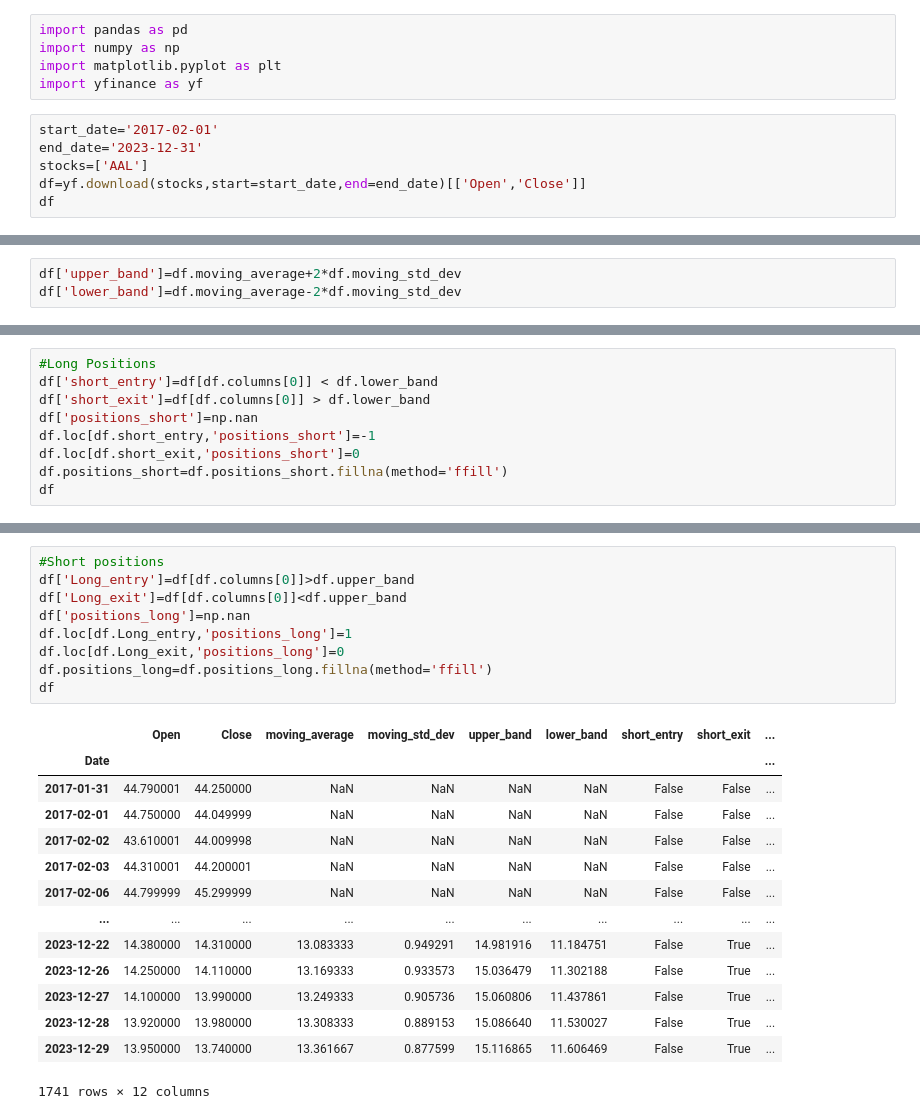
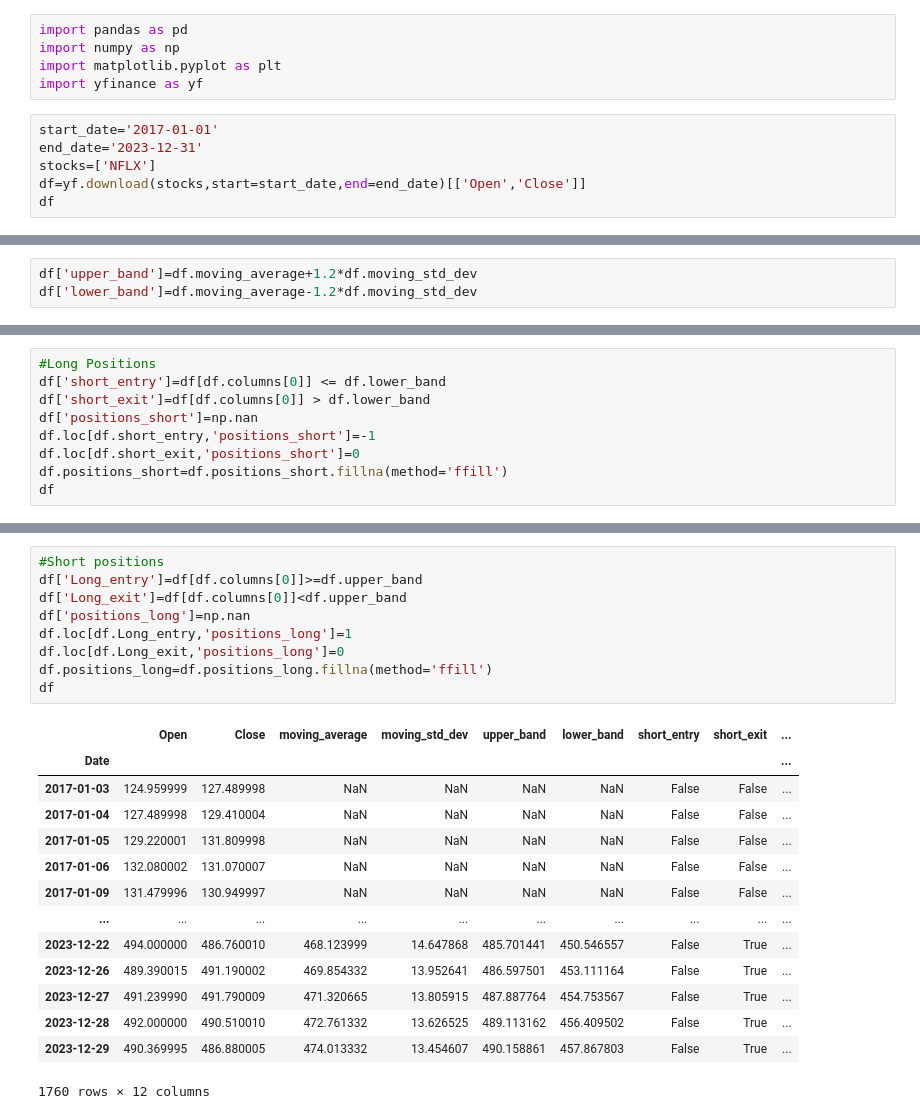
Before and after one commit to nafissaad/Tutorial1, a Jupyter notebook: Tutorial/Python for finance/QuantProgram/Trend following strategy .ipynb, the cells around one changed output, grey strips where cells are left out. Cells and saved outputs as stored; diff of their text form.

```diff
--- a/Tutorial/Python for finance/QuantProgram/Trend following strategy .ipynb
+++ b/Tutorial/Python for finance/QuantProgram/Trend following strategy .ipynb
@@ -4,9 +4,9 @@ import numpy as np
 import matplotlib.pyplot as plt
 import yfinance as yf
 # %%
-start_date='2017-02-01'
+start_date='2017-01-01'
 end_date='2023-12-31'
-stocks=['AAL']
+stocks=['NFLX']
 df=yf.download(stocks,start=start_date,end=end_date)[['Open','Close']]
 df
 # %% [output]
@@ -49,3 +60,3 @@ df['moving_std_dev']=df[df.columns[0]].rolling(rolling_windows_days).std()
 # %%
-df['upper_band']=df.moving_average+2*df.moving_std_dev
-df['lower_band']=df.moving_average-2*df.moving_std_dev
+df['upper_band']=df.moving_average+1.2*df.moving_std_dev
+df['lower_band']=df.moving_average-1.2*df.moving_std_dev
@@ -60,6 +77,6 @@ plt.show()
 # %%
 #Long Positions
-df['short_entry']=df[df.columns[0]] < df.lower_band
+df['short_entry']=df[df.columns[0]] <= df.lower_band
 df['short_exit']=df[df.columns[0]] > df.lower_band
 df['positions_short']=np.nan
 df.loc[df.short_entry,'positions_short']=-1
@@ -84,27 +101,27 @@ df
 # %%
 #Short positions
-df['Long_entry']=df[df.columns[0]]>df.upper_band
+df['Long_entry']=df[df.columns[0]]>=df.upper_band
 df['Long_exit']=df[df.columns[0]]<df.upper_band
 df['positions_long']=np.nan
 df.loc[df.Long_entry,'positions_long']=1
 df.loc[df.Long_exit,'positions_long']=0
 df.positions_long=df.positions_long.fillna(method='ffill')
 df
 # %% [output]
 |  | Open | Close | moving_average | moving_std_dev | upper_band | lower_band | short_entry | short_exit | ... |
 | Date |  |  |  |  |  |  |  |  | ... |
-| 2017-01-31 | 44.790001 | 44.250000 | NaN | NaN | NaN | NaN | False | False | ... |
-| 2017-02-01 | 44.750000 | 44.049999 | NaN | NaN | NaN | NaN | False | False | ... |
-| 2017-02-02 | 43.610001 | 44.009998 | NaN | NaN | NaN | NaN | False | False | ... |
-| 2017-02-03 | 44.310001 | 44.200001 | NaN | NaN | NaN | NaN | False | False | ... |
-| 2017-02-06 | 44.799999 | 45.299999 | NaN | NaN | NaN | NaN | False | False | ... |
+| 2017-01-03 | 124.959999 | 127.489998 | NaN | NaN | NaN | NaN | False | False | ... |
+| 2017-01-04 | 127.489998 | 129.410004 | NaN | NaN | NaN | NaN | False | False | ... |
+| 2017-01-05 | 129.220001 | 131.809998 | NaN | NaN | NaN | NaN | False | False | ... |
+| 2017-01-06 | 132.080002 | 131.070007 | NaN | NaN | NaN | NaN | False | False | ... |
+| 2017-01-09 | 131.479996 | 130.949997 | NaN | NaN | NaN | NaN | False | False | ... |
 | ... | ... | ... | ... | ... | ... | ... | ... | ... | ... |
-| 2023-12-22 | 14.380000 | 14.310000 | 13.083333 | 0.949291 | 14.981916 | 11.184751 | False | True | ... |
-| 2023-12-26 | 14.250000 | 14.110000 | 13.169333 | 0.933573 | 15.036479 | 11.302188 | False | True | ... |
-| 2023-12-27 | 14.100000 | 13.990000 | 13.249333 | 0.905736 | 15.060806 | 11.437861 | False | True | ... |
-| 2023-12-28 | 13.920000 | 13.980000 | 13.308333 | 0.889153 | 15.086640 | 11.530027 | False | True | ... |
-| 2023-12-29 | 13.950000 | 13.740000 | 13.361667 | 0.877599 | 15.116865 | 11.606469 | False | True | ... |
+| 2023-12-22 | 494.000000 | 486.760010 | 468.123999 | 14.647868 | 485.701441 | 450.546557 | False | True | ... |
+| 2023-12-26 | 489.390015 | 491.190002 | 469.854332 | 13.952641 | 486.597501 | 453.111164 | False | True | ... |
+| 2023-12-27 | 491.239990 | 491.790009 | 471.320665 | 13.805915 | 487.887764 | 454.753567 | False | True | ... |
+| 2023-12-28 | 492.000000 | 490.510010 | 472.761332 | 13.626525 | 489.113162 | 456.409502 | False | True | ... |
+| 2023-12-29 | 490.369995 | 486.880005 | 474.013332 | 13.454607 | 490.158861 | 457.867803 | False | True | ... |
-1741 rows × 12 columns
+1760 rows × 12 columns
 # %%
 df[df['positions_short']==-1]['positions_short']
 # %% [output]
```
Also changed, not shown: parts of 17 cells of this notebook.
